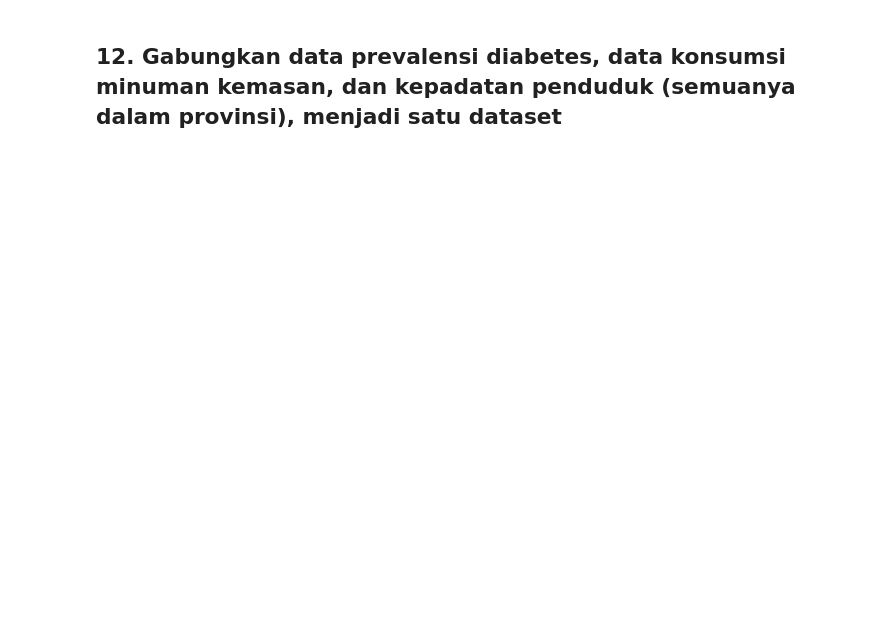
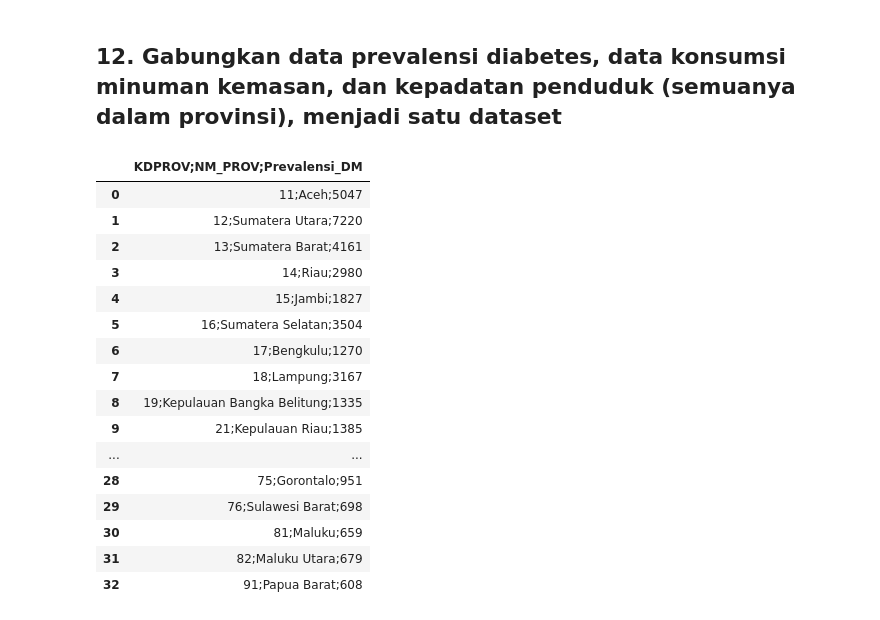
Before and after one commit to mihoku/MoF-Training-Python-for-Data-Analytics, a Jupyter notebook: Day 2/sans/Day_2_Contoh_Jawaban_Latihan_Pandas.ipynb, the cells around one changed output. Drawn from its saved outputs; the diff is of its cells as text; code cells hidden in the pictures; blank space fills up the shorter version.

```diff
--- a/Day 2/sans/Day_2_Contoh_Jawaban_Latihan_Pandas.ipynb
+++ b/Day 2/sans/Day_2_Contoh_Jawaban_Latihan_Pandas.ipynb
@@ -73,2 +156,24 @@ url_kepadatan_penduduk_data = 'https://raw.githubusercontent.com/mihoku/MoF-Trai
 # %% [markdown]
 ## 12. Gabungkan data prevalensi diabetes, data konsumsi minuman kemasan, dan kepadatan penduduk (semuanya dalam provinsi), menjadi satu dataset
+# %%
+# baca file data prevalensi diabetes
+diabetes_prevalence_data = pd.read_csv(url_diabetes_prevalence_data, sep='#')
+diabetes_prevalence_data
+# %% [output]
+|  | KDPROV;NM_PROV;Prevalensi_DM |
+| 0 | 11;Aceh;5047 |
+| 1 | 12;Sumatera Utara;7220 |
+| 2 | 13;Sumatera Barat;4161 |
+| 3 | 14;Riau;2980 |
+| 4 | 15;Jambi;1827 |
+| 5 | 16;Sumatera Selatan;3504 |
+| 6 | 17;Bengkulu;1270 |
+| 7 | 18;Lampung;3167 |
+| 8 | 19;Kepulauan Bangka Belitung;1335 |
+| 9 | 21;Kepulauan Riau;1385 |
+| ... | ... |
+| 28 | 75;Gorontalo;951 |
+| 29 | 76;Sulawesi Barat;698 |
+| 30 | 81;Maluku;659 |
+| 31 | 82;Maluku Utara;679 |
+| 32 | 91;Papua Barat;608 |
```
Also changed, not shown: parts of 8 cells of this notebook, 1 other file.
